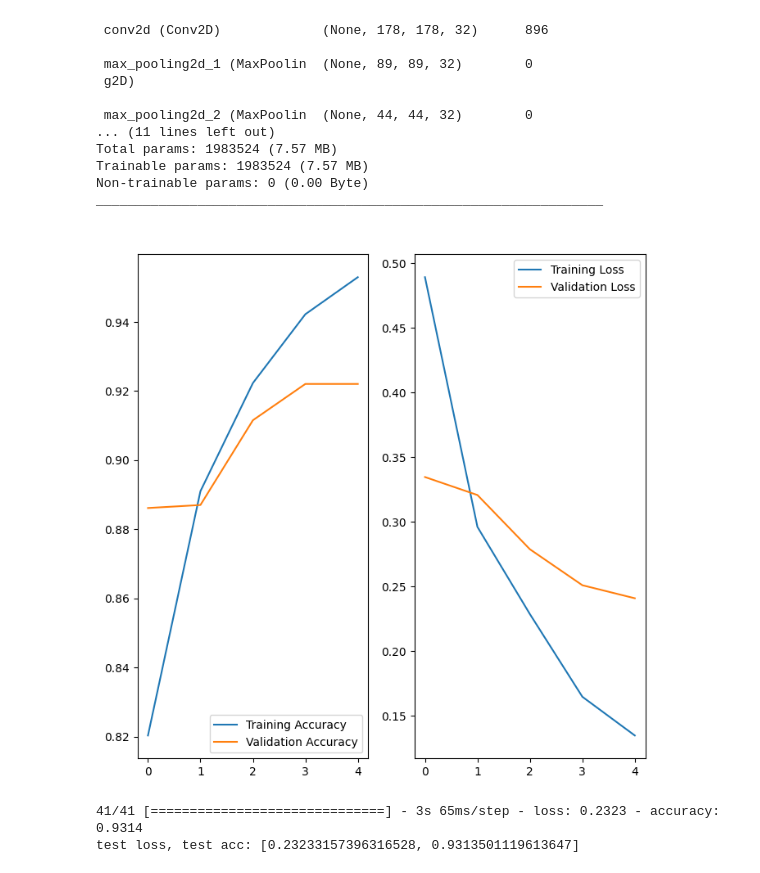
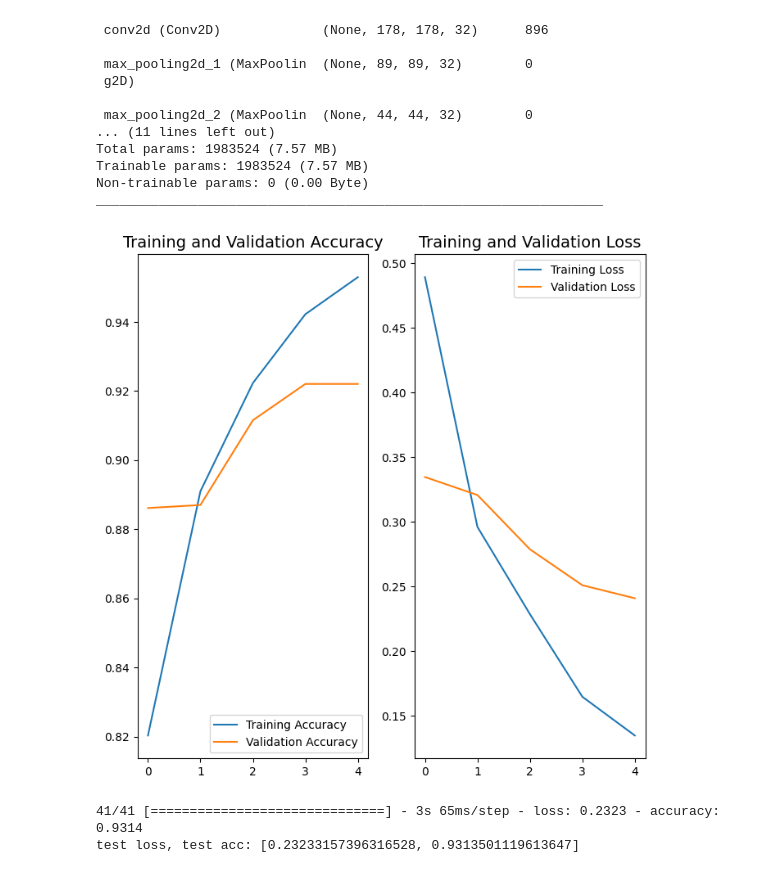
Before and after one commit to Praveenanand333/Early-Cancer-Prediction, a Jupyter notebook: Notebooks/Brain-Tumor-classification.ipynb, the cells around one changed output. Cells and saved outputs as stored; diff of their text form; code cells hidden in the pictures.

```diff
--- a/Notebooks/Brain-Tumor-classification.ipynb
+++ b/Notebooks/Brain-Tumor-classification.ipynb
@@ -359,31 +315,31 @@ _________________________________________________________________
 # %%
 eff_epochs = len(history.history['loss'])
 acc = history.history['accuracy']
 val_acc = history.history['val_accuracy']
 epochs = 10
 
 loss = history.history['loss']
 val_loss = history.history['val_loss']
 
 epochs_range = range(eff_epochs)
 
 plt.figure(figsize=(8, 8))
 plt.subplot(1, 2, 1)
 plt.plot(epochs_range, acc, label='Training Accuracy')
 plt.plot(epochs_range, val_acc, label='Validation Accuracy')
 plt.legend(loc='lower right')
 plt.title('Training and Validation Accuracy',fontdict = {'fontsize': '14',
-                              'color': 'white'})
+                              'color': 'black'})
 
 plt.subplot(1, 2, 2)
 plt.plot(epochs_range, loss, label='Training Loss')
 plt.plot(epochs_range, val_loss, label='Validation Loss')
 plt.legend(loc='upper right')
 plt.title('Training and Validation Loss',fontdict = {'fontsize': '14',
-                              'color': 'white'})
+                              'color': 'black'})
 plt.show()
 # %% [output]
-[figure, old version]
+[figure, new version]
 # %%
 results = model2.evaluate(test)
 print("test loss, test acc:", results)
```
Also changed, not shown: parts of 3 cells of this notebook.
